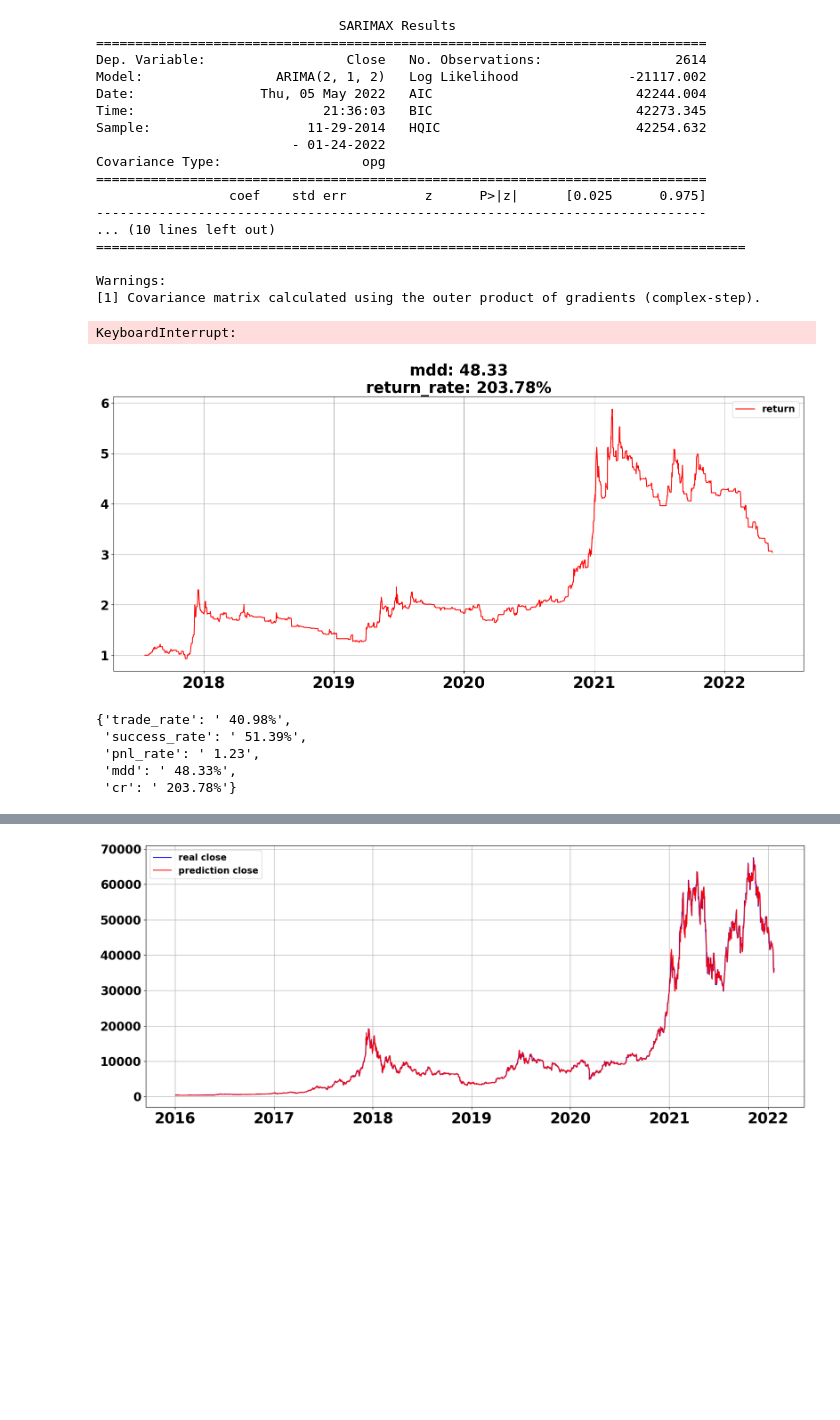
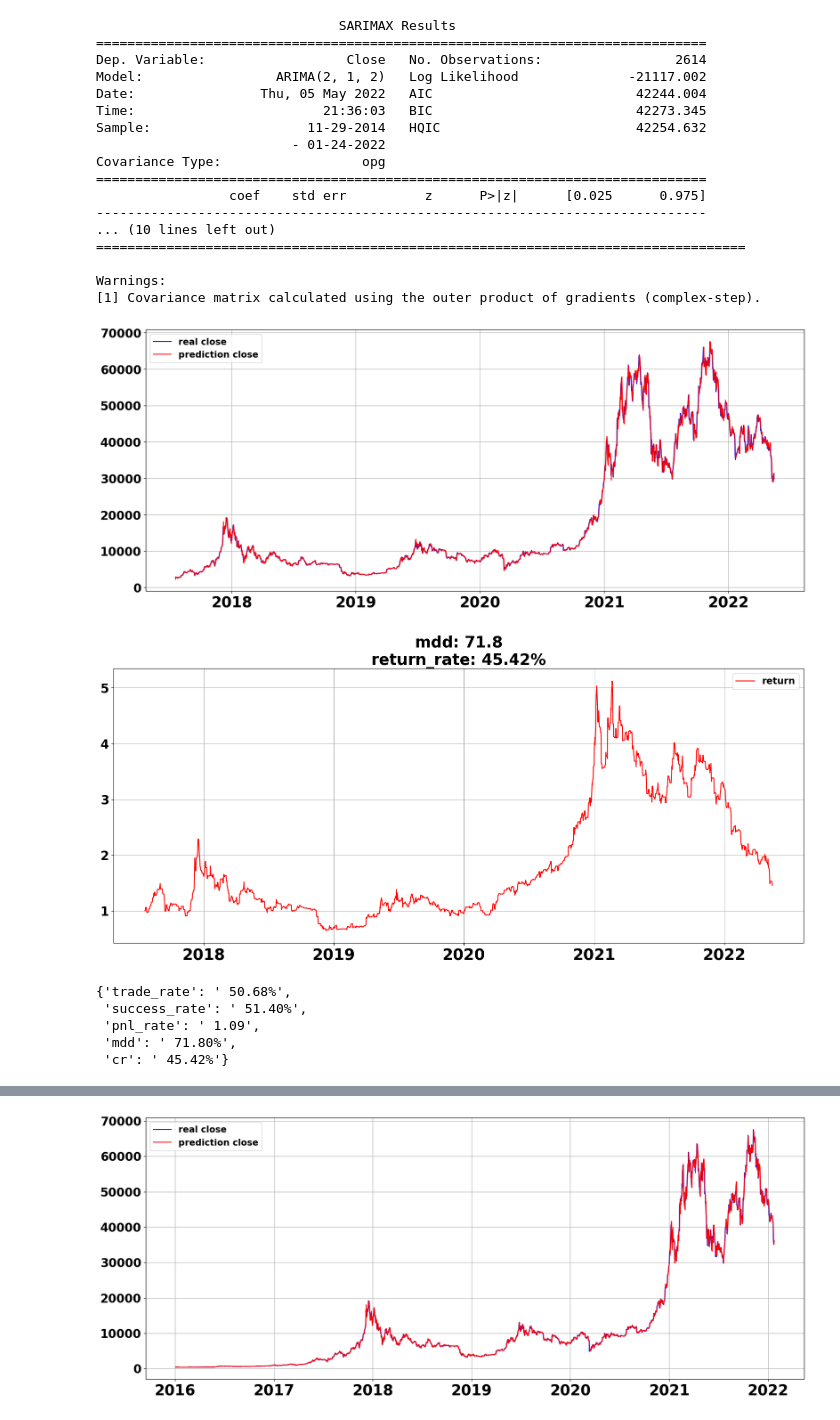
Before and after one commit to happysms/RuleBase-VS-TimeSeries-Algorithm, a Jupyter notebook: Arima/arima.ipynb, the cells around one changed output, grey strips where cells are left out. Cells and saved outputs as stored; diff of their text form; code cells hidden in the pictures; blank space fills up the shorter version.

```diff
--- a/Arima/arima.ipynb
+++ b/Arima/arima.ipynb
@@ -525,19 +525,15 @@ def analysis_return(test_df):
 
     return return_dict
 # %%
-result_df = backtest_arima_1h(df, 100, 1)
+result_df = backtest_arima_1h(df, 200, 1)
 # %% [output]
-KeyboardInterrupt:
+[figure, added]
+[figure, added]
-# %%
-result_df = backtest_ma(result_df)
-plot_return(result_df)
-# %% [output]
-[figure, removed]
 # %%
 analysis_return(result_df)
 # %% [output]
-{'trade_rate': ' 40.98%',
- 'success_rate': ' 51.39%',
- 'pnl_rate': ' 1.23',
- 'mdd': ' 48.33%',
- 'cr': ' 203.78%'}
+{'trade_rate': ' 50.68%',
+ 'success_rate': ' 51.40%',
+ 'pnl_rate': ' 1.09',
+ 'mdd': ' 71.80%',
+ 'cr': ' 45.42%'}
```
Also changed, not shown: parts of 10 cells of this notebook.
